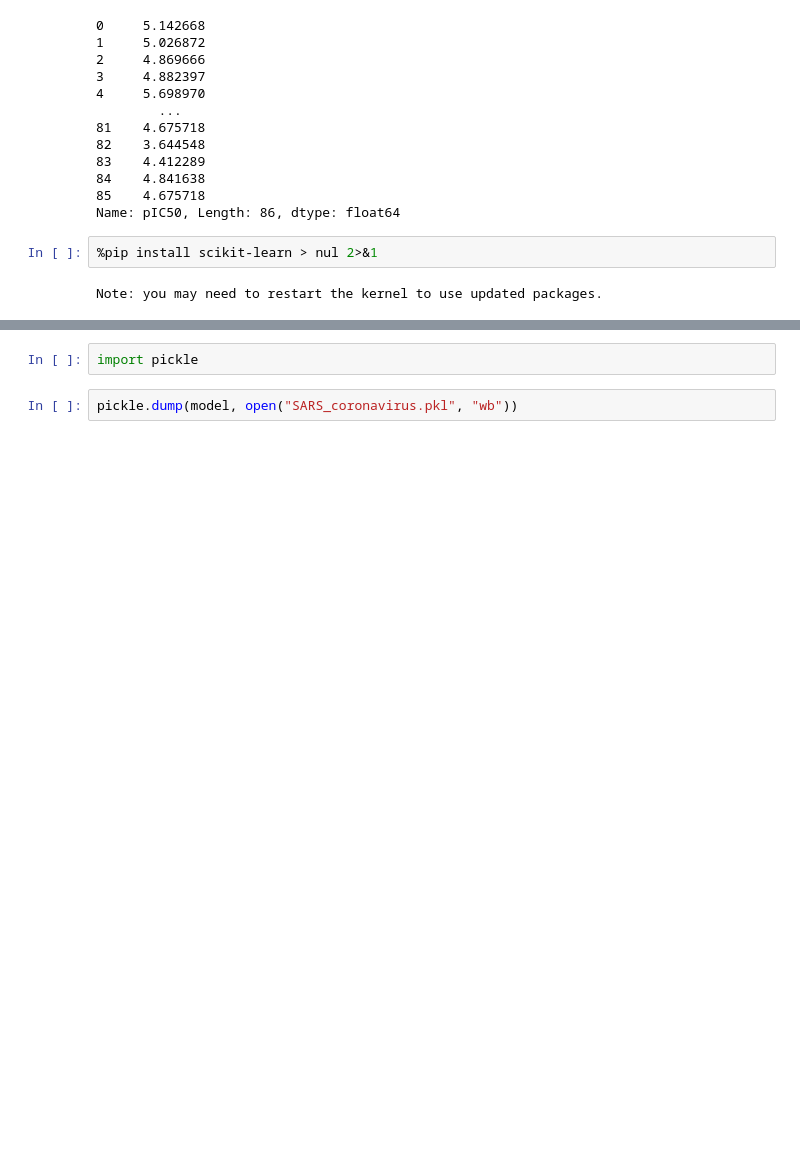
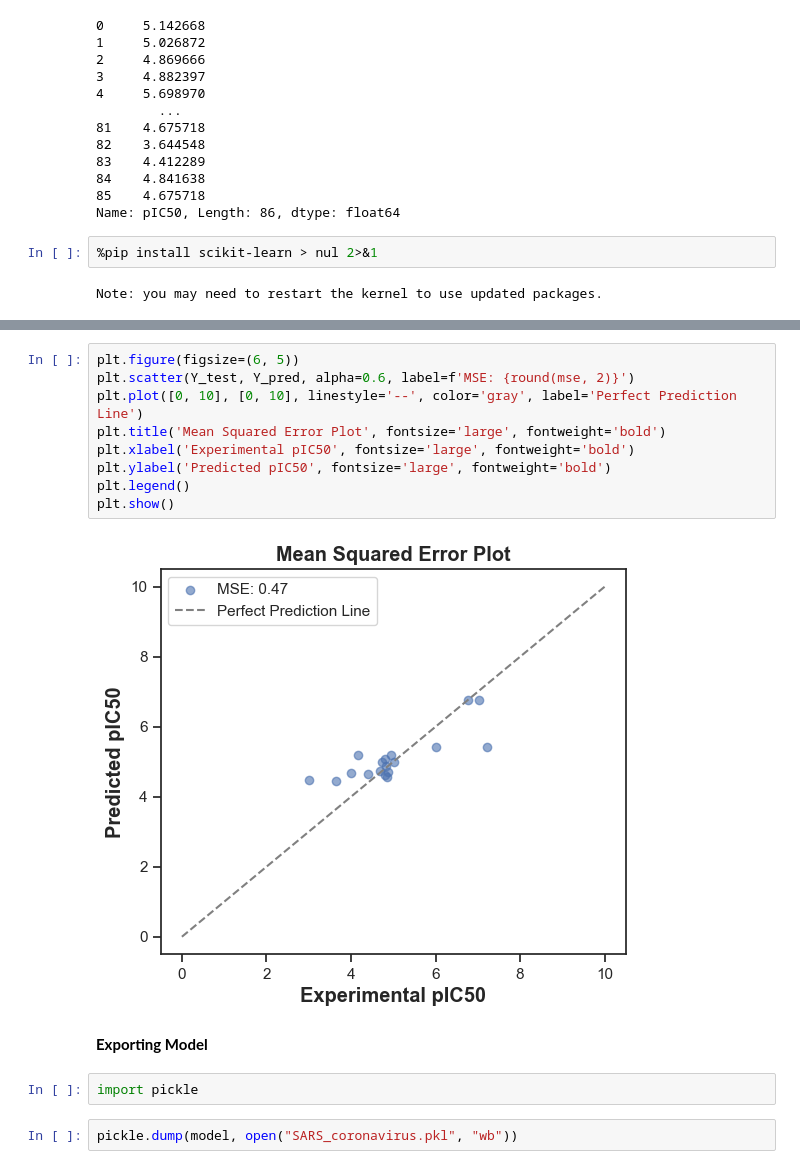
Before and after one commit to itsNileshHere/Drug-Discovery, a Jupyter notebook: Drug Detection.ipynb, the cells around one changed output, grey strips where cells are left out. Cells and saved outputs as stored; diff of their text form; blank space fills up the shorter version.

```diff
--- a/Drug Detection.ipynb
+++ b/Drug Detection.ipynb
@@ -541,3 +547,16 @@ plt.show()
+# %%
+plt.figure(figsize=(6, 5))
+plt.scatter(Y_test, Y_pred, alpha=0.6, label=f'MSE: {round(mse, 2)}')
+plt.plot([0, 10], [0, 10], linestyle='--', color='gray', label='Perfect Prediction Line')
+plt.title('Mean Squared Error Plot', fontsize='large', fontweight='bold')
+plt.xlabel('Experimental pIC50', fontsize='large', fontweight='bold')
+plt.ylabel('Predicted pIC50', fontsize='large', fontweight='bold')
+plt.legend()
+plt.show()
+# %% [output]
+[figure, added]
+# %% [markdown]
+**Exporting Model**
 # %%
 import pickle
 # %%
```
Also changed, not shown: parts of 17 cells of this notebook, 2 other files.
